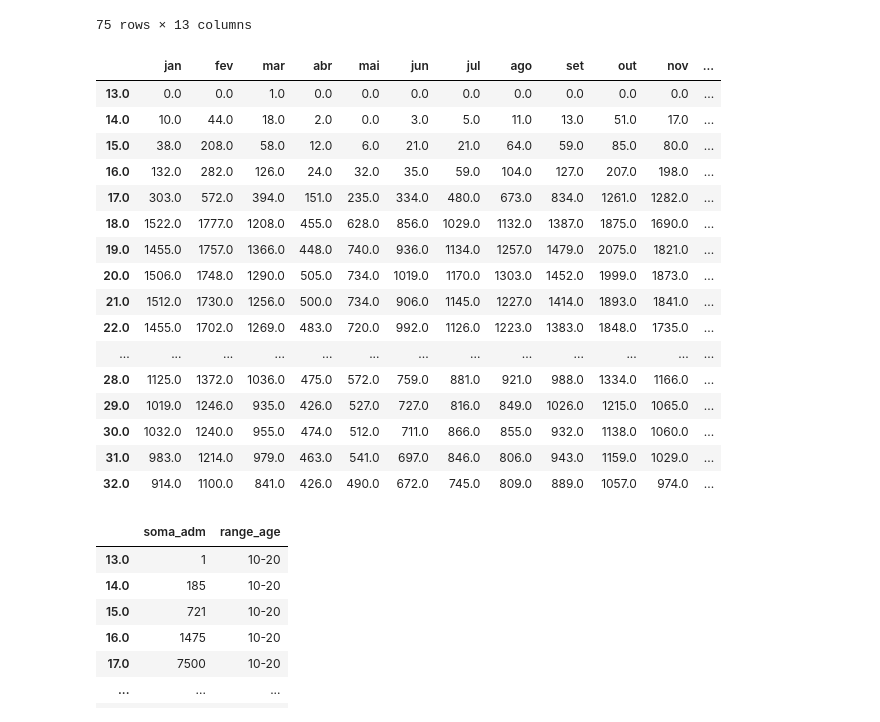
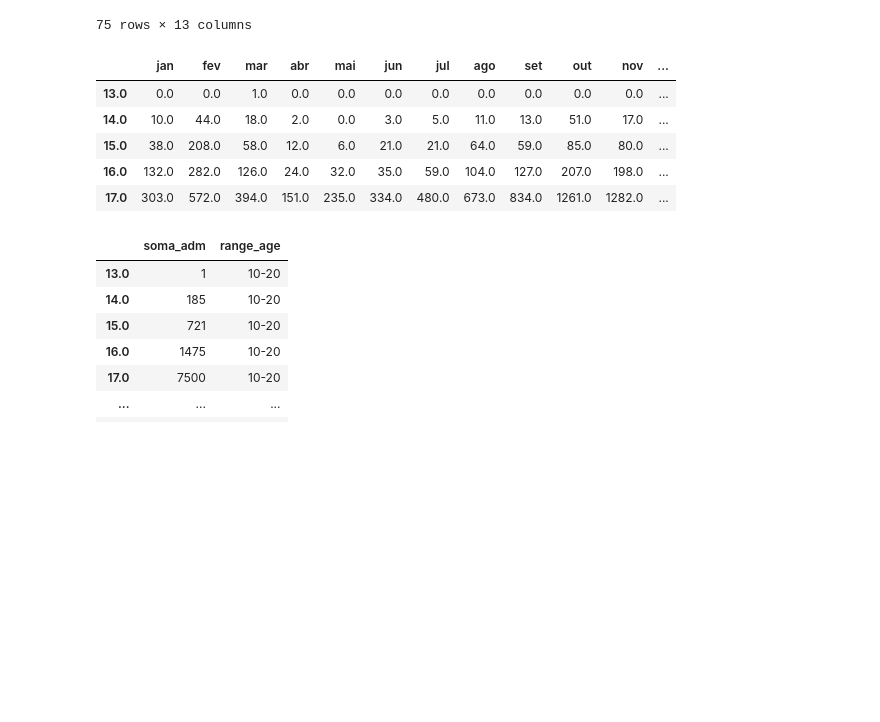
Before and after one commit to emariot/CAGED-CWB, a Jupyter notebook: Novo Caged.ipynb, the cells around one changed output. Drawn from its saved outputs; the diff is of its cells as text; code cells hidden in the pictures; blank space fills up the shorter version.

```diff
--- a/Novo Caged.ipynb
+++ b/Novo Caged.ipynb
@@ -1155,3 +1142,18 @@ with plt.style.context('seaborn-darkgrid'):
 # Admissão/Desligamento por Idade
 ---
 * Variável: idade
+# %%
+adm_idade_bp = []
+dem_idade_bp = []
+for i in range(len(data)):
+    a = data[i][data[i]['descricao'].str.contains('ADM', regex=False)]['idade'].astype(int).values
+    d = data[i][data[i]['descricao'].str.contains('DES', regex=False)]['idade'].fillna(30).astype(int).values
+    adm_idade_bp.append(a)
+    dem_idade_bp.append(d)
+# %%
+import statistics as stats
+from itertools import chain
+a = list(chain.from_iterable([adm_idade_bp[i]for i in range(0,12)]))
+d = list(chain.from_iterable([dem_idade_bp[i]for i in range(0,12)]))
+
+stats.median(d)
@@ -1212,25 +1229,14 @@ def idade(df):
 idade(adm_idade)
 idade(dem_idade)
 # %%
-adm_idade.head(20)
+adm_idade.head()
 # %% [output]
 |  | jan | fev | mar | abr | mai | jun | jul | ago | set | out | nov | ... |
 | 13.0 | 0.0 | 0.0 | 1.0 | 0.0 | 0.0 | 0.0 | 0.0 | 0.0 | 0.0 | 0.0 | 0.0 | ... |
 | 14.0 | 10.0 | 44.0 | 18.0 | 2.0 | 0.0 | 3.0 | 5.0 | 11.0 | 13.0 | 51.0 | 17.0 | ... |
 | 15.0 | 38.0 | 208.0 | 58.0 | 12.0 | 6.0 | 21.0 | 21.0 | 64.0 | 59.0 | 85.0 | 80.0 | ... |
 | 16.0 | 132.0 | 282.0 | 126.0 | 24.0 | 32.0 | 35.0 | 59.0 | 104.0 | 127.0 | 207.0 | 198.0 | ... |
 | 17.0 | 303.0 | 572.0 | 394.0 | 151.0 | 235.0 | 334.0 | 480.0 | 673.0 | 834.0 | 1261.0 | 1282.0 | ... |
-| 18.0 | 1522.0 | 1777.0 | 1208.0 | 455.0 | 628.0 | 856.0 | 1029.0 | 1132.0 | 1387.0 | 1875.0 | 1690.0 | ... |
-| 19.0 | 1455.0 | 1757.0 | 1366.0 | 448.0 | 740.0 | 936.0 | 1134.0 | 1257.0 | 1479.0 | 2075.0 | 1821.0 | ... |
-| 20.0 | 1506.0 | 1748.0 | 1290.0 | 505.0 | 734.0 | 1019.0 | 1170.0 | 1303.0 | 1452.0 | 1999.0 | 1873.0 | ... |
-| 21.0 | 1512.0 | 1730.0 | 1256.0 | 500.0 | 734.0 | 906.0 | 1145.0 | 1227.0 | 1414.0 | 1893.0 | 1841.0 | ... |
-| 22.0 | 1455.0 | 1702.0 | 1269.0 | 483.0 | 720.0 | 992.0 | 1126.0 | 1223.0 | 1383.0 | 1848.0 | 1735.0 | ... |
-| ... | ... | ... | ... | ... | ... | ... | ... | ... | ... | ... | ... | ... |
-| 28.0 | 1125.0 | 1372.0 | 1036.0 | 475.0 | 572.0 | 759.0 | 881.0 | 921.0 | 988.0 | 1334.0 | 1166.0 | ... |
-| 29.0 | 1019.0 | 1246.0 | 935.0 | 426.0 | 527.0 | 727.0 | 816.0 | 849.0 | 1026.0 | 1215.0 | 1065.0 | ... |
-| 30.0 | 1032.0 | 1240.0 | 955.0 | 474.0 | 512.0 | 711.0 | 866.0 | 855.0 | 932.0 | 1138.0 | 1060.0 | ... |
-| 31.0 | 983.0 | 1214.0 | 979.0 | 463.0 | 541.0 | 697.0 | 846.0 | 806.0 | 943.0 | 1159.0 | 1029.0 | ... |
-| 32.0 | 914.0 | 1100.0 | 841.0 | 426.0 | 490.0 | 672.0 | 745.0 | 809.0 | 889.0 | 1057.0 | 974.0 | ... |
 # %%
 df_adm = adm_idade[['soma_adm', 'range_age']]
 df_dem = dem_idade[['soma_dem', 'range_age']]
```
Also changed, not shown: parts of 5 cells of this notebook.
